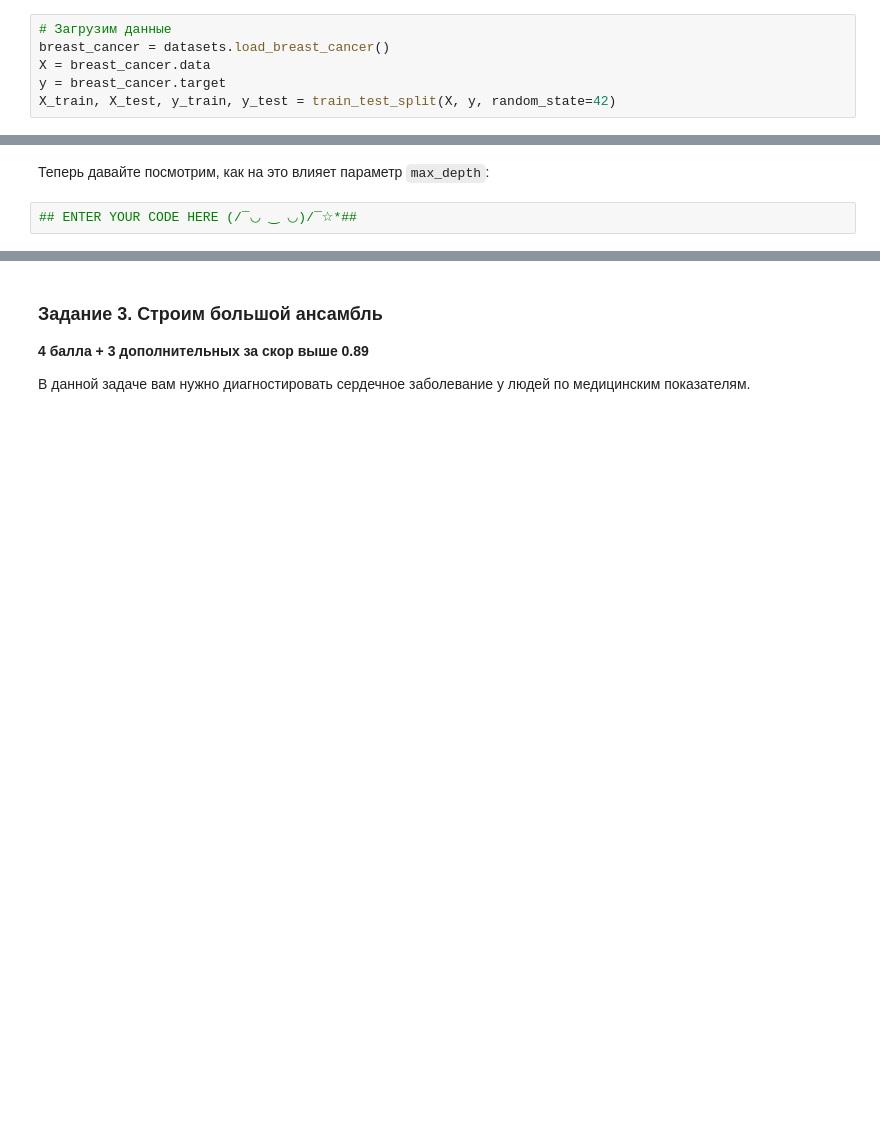
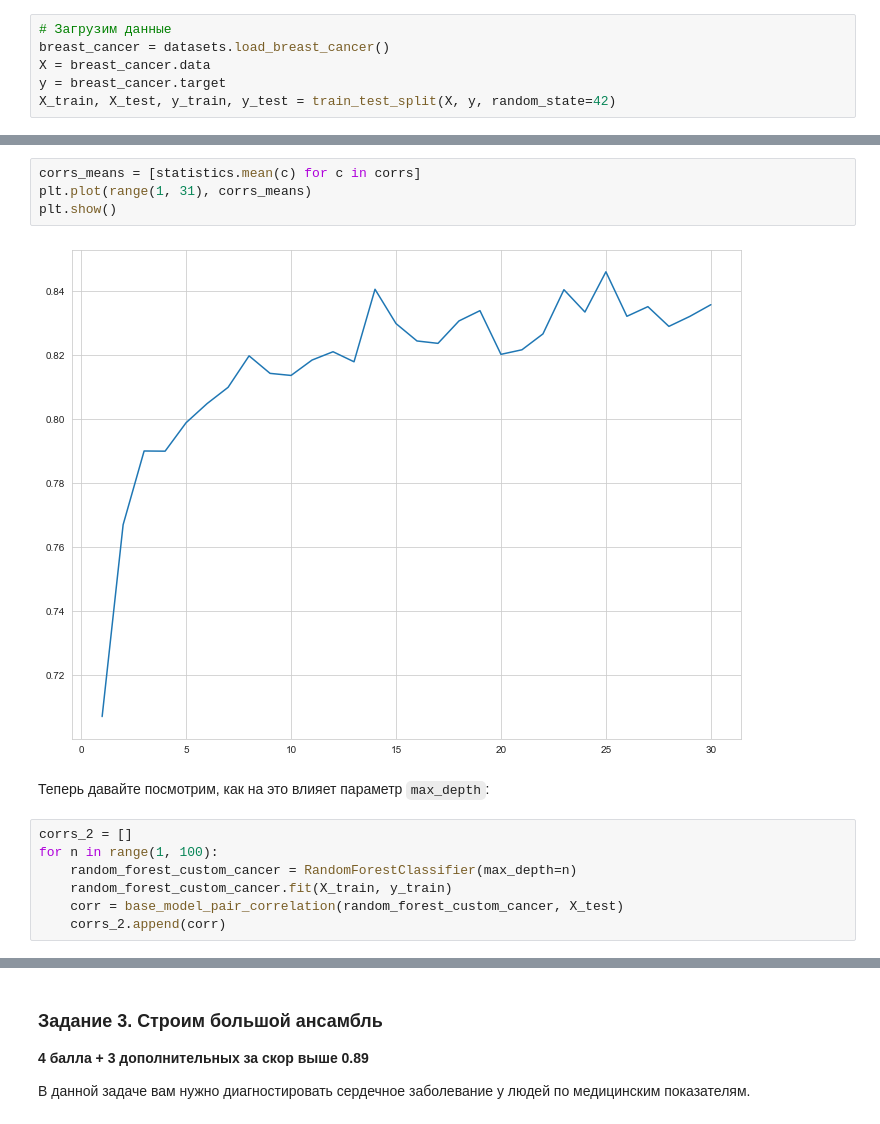
Before and after one commit to aberdichevskaya/ML_BI, a Jupyter notebook: hw5/code/Ensembles.ipynb, the cells around one changed output, grey strips where cells are left out. Drawn from its saved outputs; the diff is of its cells as text; blank space fills up the shorter version.

```diff
--- a/hw5/Ensembles.ipynb
+++ b/hw5/code/Ensembles.ipynb
@@ -309,4 +323,15 @@ X_train, X_test, y_train, y_test = train_test_split(X, y, random_state=42)
+# %%
+corrs_means = [statistics.mean(c) for c in corrs]
+plt.plot(range(1, 31), corrs_means)
+plt.show()
+# %% [output]
+[figure, added]
 # %% [markdown]
 Теперь давайте посмотрим, как на это влияет параметр `max_depth`:
 # %%
-## ENTER YOUR CODE HERE (/¯◡ ‿ ◡)/¯☆*##
+corrs_2 = []
+for n in range(1, 100):
+    random_forest_custom_cancer = RandomForestClassifier(max_depth=n)
+    random_forest_custom_cancer.fit(X_train, y_train)
+    corr = base_model_pair_correlation(random_forest_custom_cancer, X_test)
+    corrs_2.append(corr)
```
Also changed, not shown: parts of 51 cells of this notebook, 4 other files.
